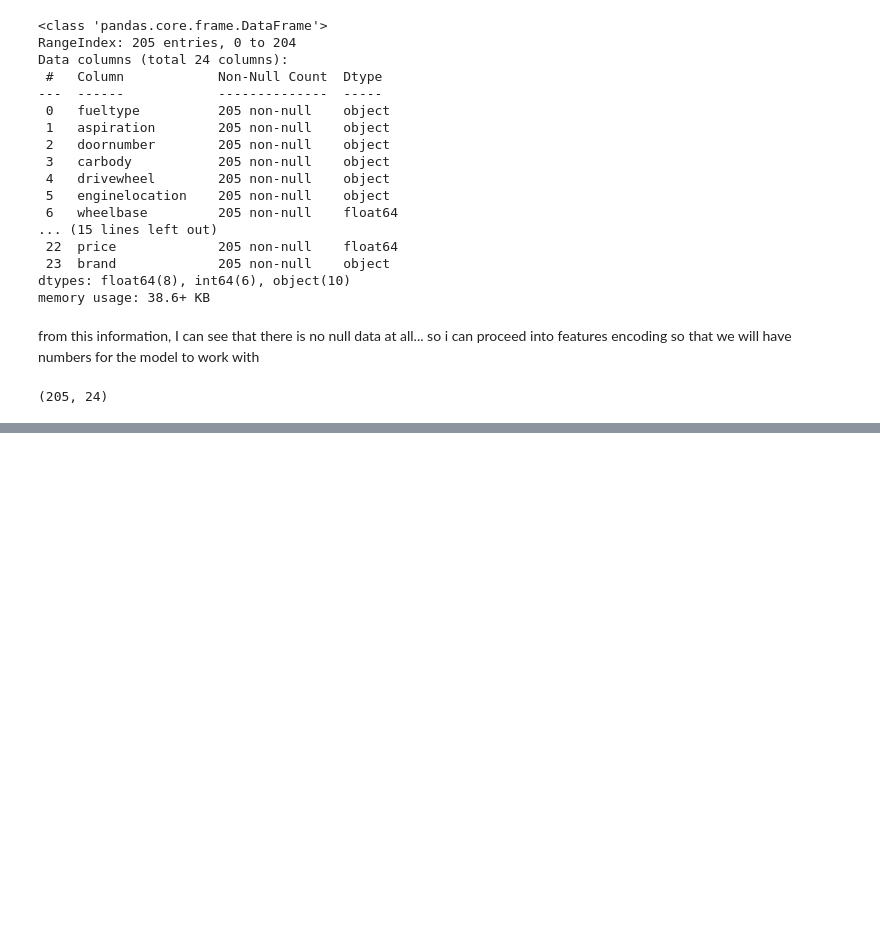
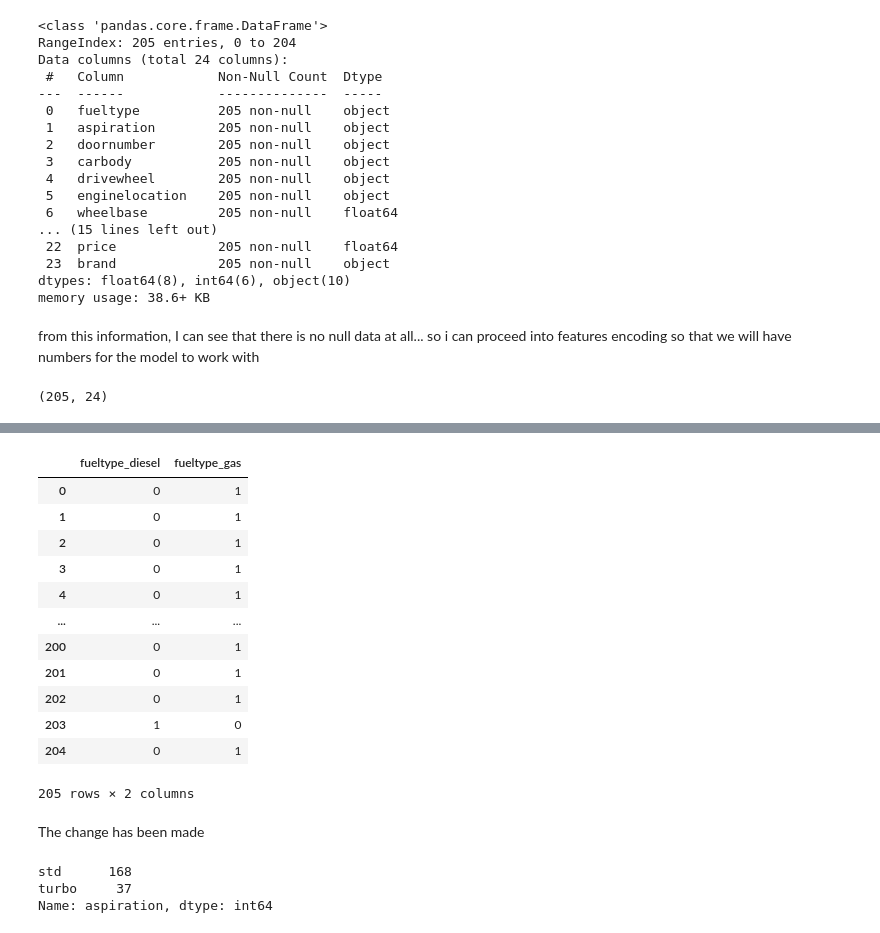
Before and after one commit to Emmanuel-Begati/Machine-Learning-and-AI, a Jupyter notebook: Car_Price_Prediction.ipynb, the cells around one changed output, grey strips where cells are left out. Drawn from its saved outputs; the diff is of its cells as text; code cells hidden in the pictures; blank space fills up the shorter version.

Commit message:
adjusted the name of the new fueltype columns before adding

```diff
--- a/Car_Price_Prediction.ipynb
+++ b/Car_Price_Prediction.ipynb
@@ -261,0 +277,26 @@ new_fuel_type #new fueltype value
+# %%
+new_fuel_type_columns = ['fueltype_diesel', 'fueltype_gas']
+new_fuel_type.columns = new_fuel_type_columns
+new_fuel_type
+# %% [output]
+|  | fueltype_diesel | fueltype_gas |
+| 0 | 0 | 1 |
+| 1 | 0 | 1 |
+| 2 | 0 | 1 |
+| 3 | 0 | 1 |
+| 4 | 0 | 1 |
+| ... | ... | ... |
+| 200 | 0 | 1 |
+| 201 | 0 | 1 |
+| 202 | 0 | 1 |
+| 203 | 1 | 0 |
+| 204 | 0 | 1 |
+205 rows × 2 columns
+# %% [markdown]
+The change has been made
+# %%
+df.aspiration.value_counts()
+# %% [output]
+std      168
+turbo     37
+Name: aspiration, dtype: int64
```
Also changed, not shown: parts of 28 cells of this notebook.
